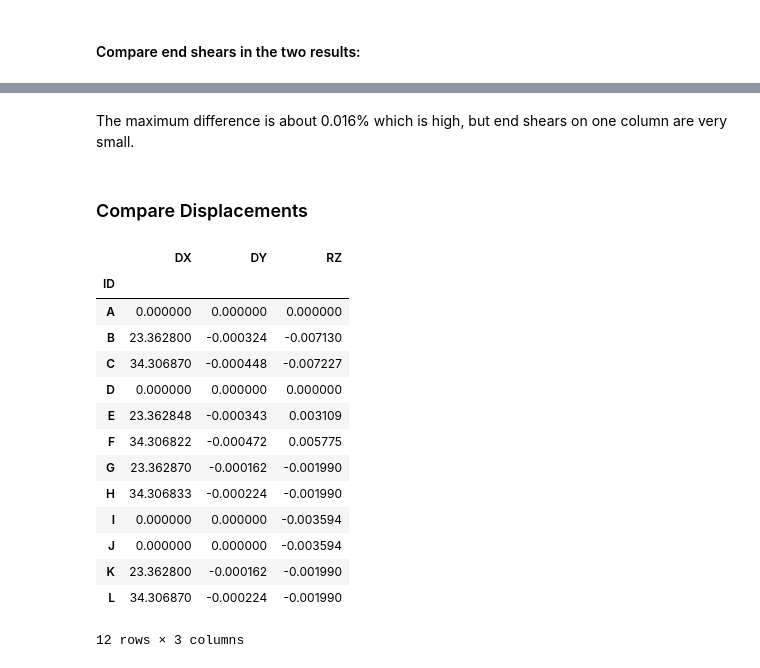
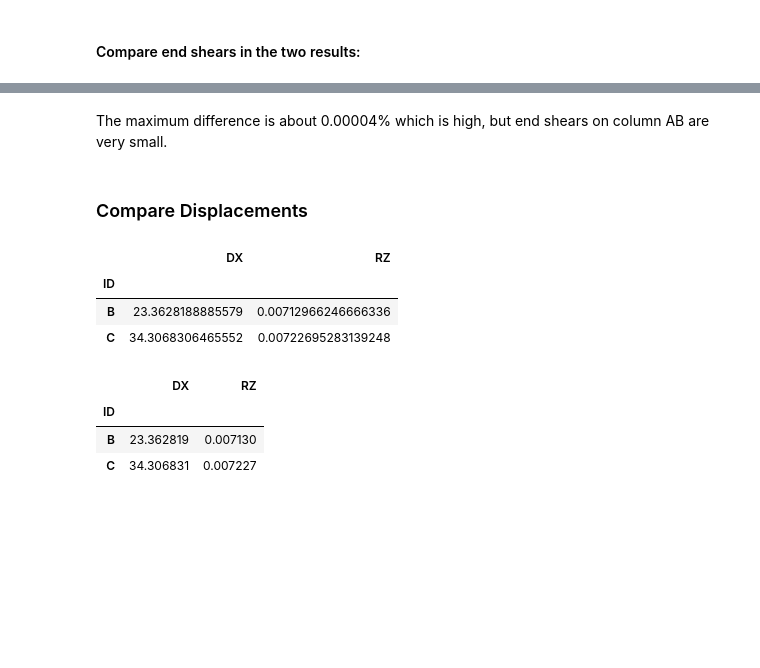
Before and after one commit to nholtz/structural-analysis, a Jupyter notebook: slope-deflection/KG-Example-8.2.ipynb, the cells around one changed output, grey strips where cells are left out. Saved outputs shown, nothing was run; the diff lists cells and outputs as text; code cells hidden in the pictures; blank space fills up the shorter version.

```diff
--- a/slope-deflection/KG-Example-8.2.ipynb
+++ b/slope-deflection/KG-Example-8.2.ipynb
@@ -245,23 +239,22 @@ dtype: object
 # %% [markdown]
-The maximum difference is about 0.016% which is high, but end shears on one column are very small.
+The maximum difference is about 0.00004% which is high, but end shears on column AB are very small.
 # %% [markdown]
 ### Compare Displacements
+# %%
+deltw = pd.DataFrame([('B', soln[Delta_b], soln[theta_b]),
+                      ('C', soln[Delta_c], soln[theta_c])],columns=['ID','DX','RZ']).set_index('ID')
+deltw
+# %% [output]
+|  | DX | RZ |
+| ID |  |  |
+| B | 23.3628188885579 | 0.00712966246666336 |
+| C | 34.3068306465552 | 0.00722695283139248 |
 # %%
-disp = pd.read_csv(dd+'/displacements.csv').set_index('ID')
+disp = pd.read_csv(dd+'/displacements.csv').set_index('ID').ix[deltw.index][['DX','RZ']]
+disp['RZ'] *= -1
 disp
 # %% [output]
-|  | DX | DY | RZ |
-| ID |  |  |  |
-| A | 0.000000 | 0.000000 | 0.000000 |
-| B | 23.362800 | -0.000324 | -0.007130 |
-| C | 34.306870 | -0.000448 | -0.007227 |
-| D | 0.000000 | 0.000000 | 0.000000 |
-| E | 23.362848 | -0.000343 | 0.003109 |
-| F | 34.306822 | -0.000472 | 0.005775 |
-| G | 23.362870 | -0.000162 | -0.001990 |
-| H | 34.306833 | -0.000224 | -0.001990 |
-| I | 0.000000 | 0.000000 | -0.003594 |
-| J | 0.000000 | 0.000000 | -0.003594 |
-| K | 23.362800 | -0.000162 | -0.001990 |
-| L | 34.306870 | -0.000224 | -0.001990 |
+|  | DX | RZ |
+| ID |  |  |
+| B | 23.362819 | 0.007130 |
+| C | 34.306831 | 0.007227 |
-12 rows × 3 columns
```
Also changed, not shown: parts of 18 cells of this notebook, 5 other files.
